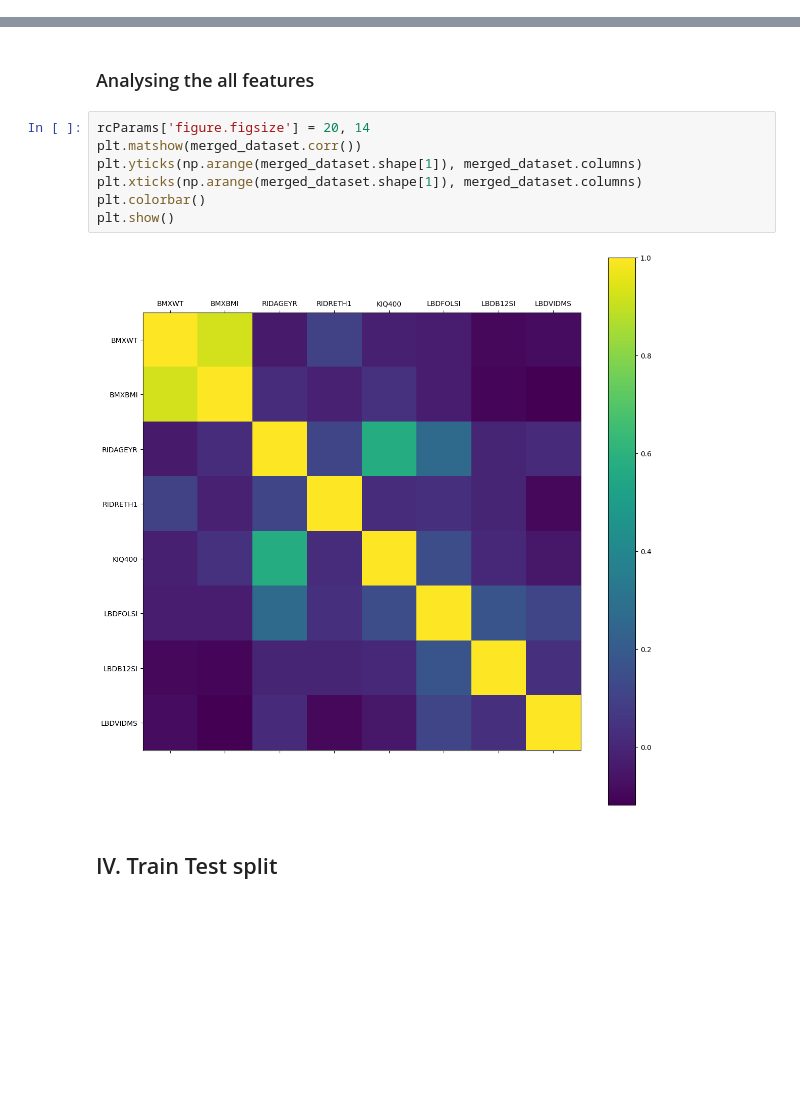
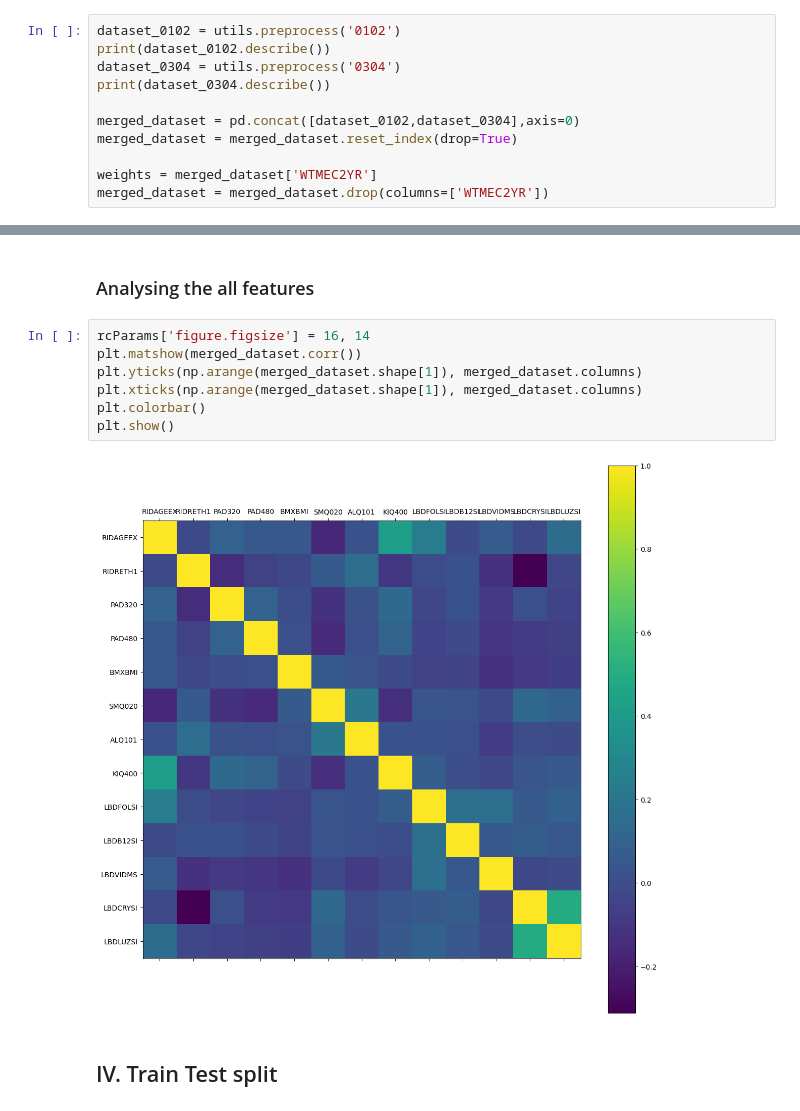
Before and after one commit to FuminoonimuF/nhanes, a Jupyter notebook: Analysis about ED.ipynb, the cells around one changed output, grey strips where cells are left out. Cells and saved outputs as stored; diff of their text form; blank space fills up the shorter version.

Commit message:
mod: change dataset, modify notebook

```diff
--- a/Analysis about ED.ipynb
+++ b/Analysis about ED.ipynb
@@ -244,0 +31,11 @@ max     417.900000  2028.760000   144.000000
+# %%
+dataset_0102 = utils.preprocess('0102')
+print(dataset_0102.describe())
+dataset_0304 = utils.preprocess('0304')
+print(dataset_0304.describe())
+
+merged_dataset = pd.concat([dataset_0102,dataset_0304],axis=0)
+merged_dataset = merged_dataset.reset_index(drop=True)
+
+weights = merged_dataset['WTMEC2YR']
+merged_dataset = merged_dataset.drop(columns=['WTMEC2YR'])
@@ -273,14 +87,14 @@ Name: KIQ400, dtype: float64
 # %% [markdown]
 ### Analysing the all features
 # %%
-rcParams['figure.figsize'] = 20, 14
+rcParams['figure.figsize'] = 16, 14
 plt.matshow(merged_dataset.corr())
 plt.yticks(np.arange(merged_dataset.shape[1]), merged_dataset.columns)
 plt.xticks(np.arange(merged_dataset.shape[1]), merged_dataset.columns)
 plt.colorbar()
 plt.show()
 # %% [output]
-[figure, old version]
+[figure, new version]
 # %% [markdown]
 ## IV. Train Test split
 # %%
```
Also changed, not shown: parts of 38 cells of this notebook, 19 other files.
